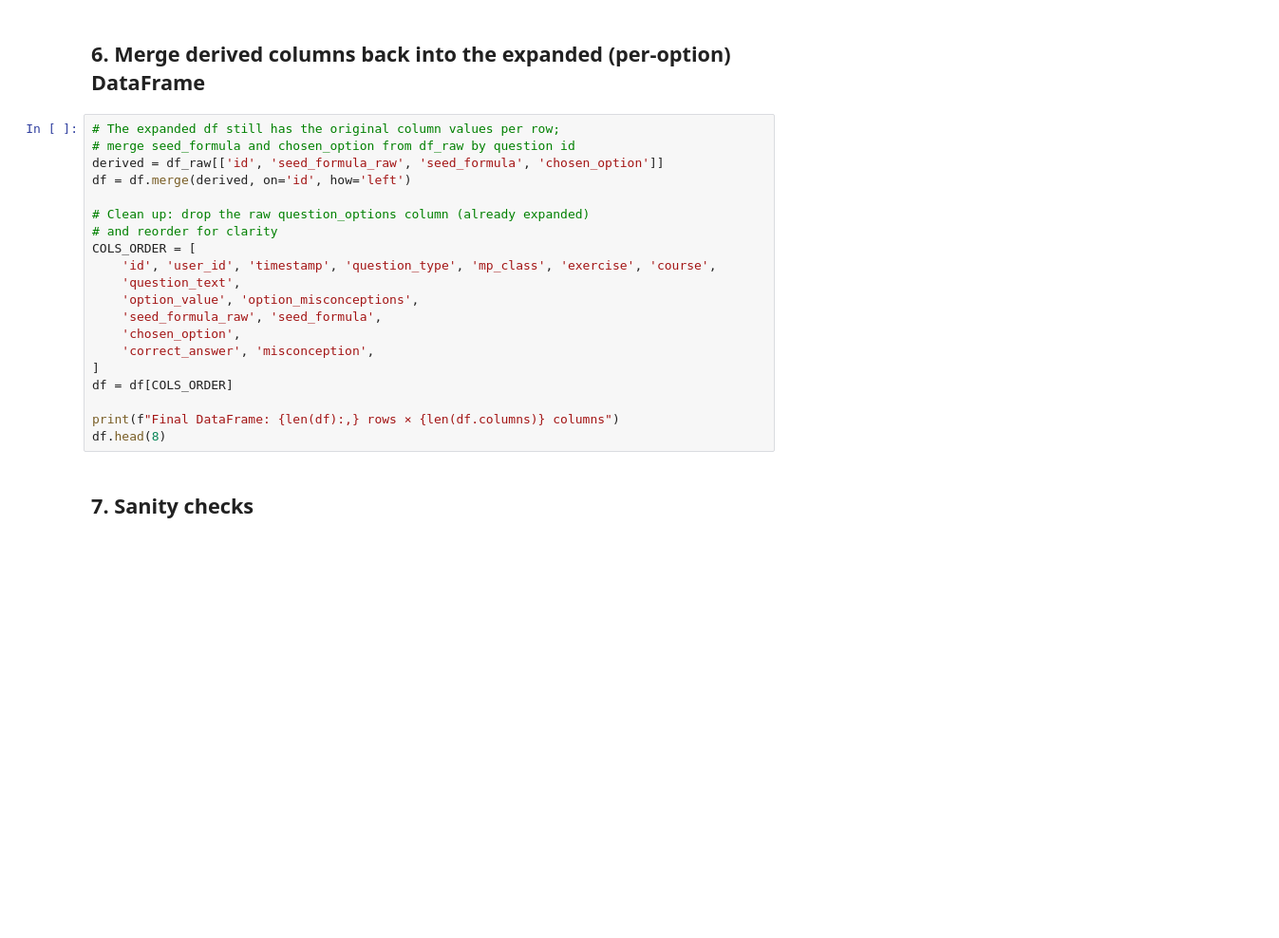
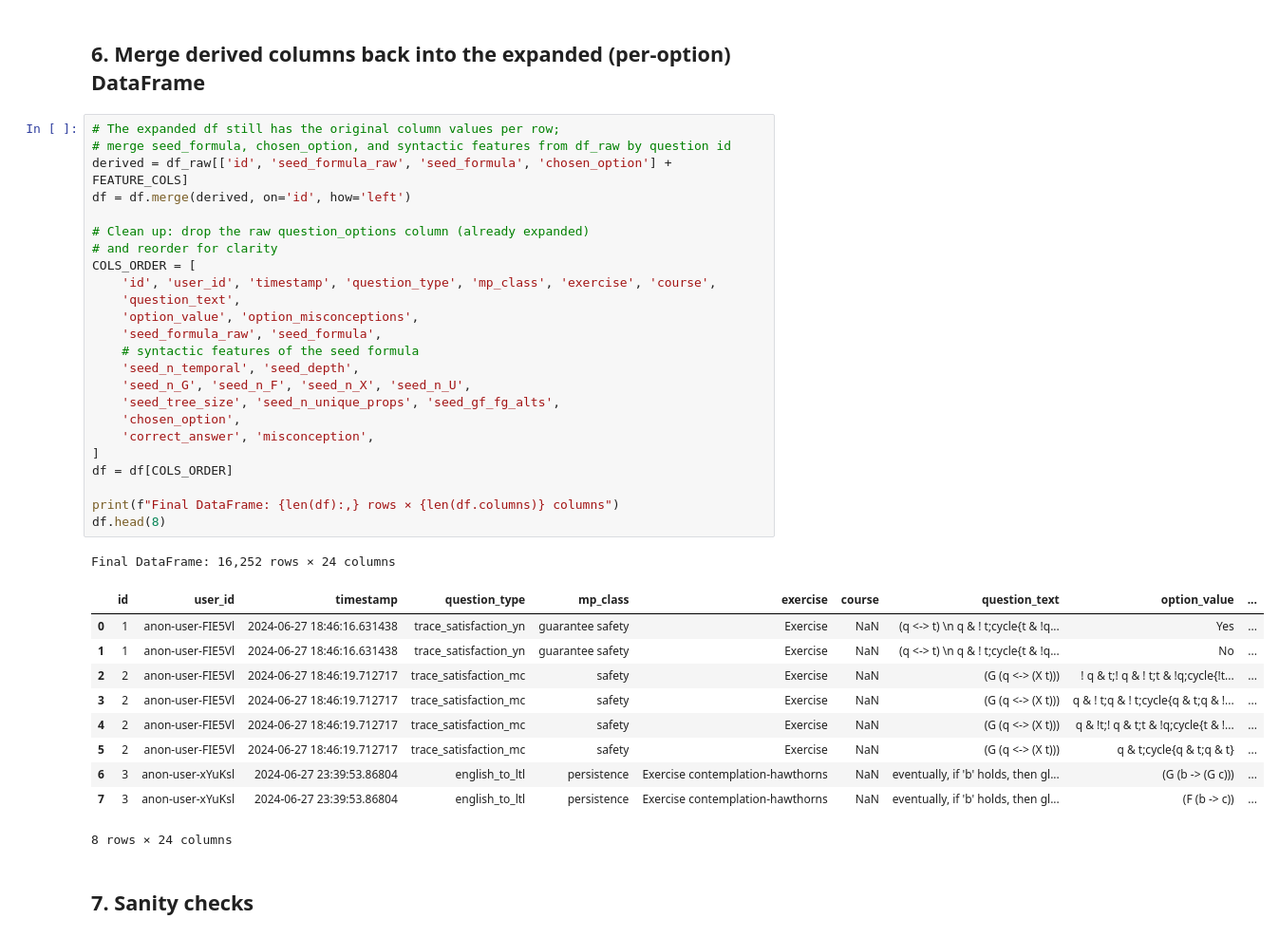
Before and after one commit to brownplt/LTLTutor, a Jupyter notebook: experiments/preprocess_responses.ipynb, the cells around one changed output. Shown at 95% size. Cells and saved outputs as stored; diff of their text form; blank space fills up the shorter version.

```diff
--- a/experiments/preprocess_responses.ipynb
+++ b/experiments/preprocess_responses.ipynb
@@ -278,24 +421,40 @@ df_raw[['id', 'question_type', 'correct_answer', 'misconception', 'chosen_option
 ## 6. Merge derived columns back into the expanded (per-option) DataFrame
 # %%
 # The expanded df still has the original column values per row;
-# merge seed_formula and chosen_option from df_raw by question id
-derived = df_raw[['id', 'seed_formula_raw', 'seed_formula', 'chosen_option']]
+# merge seed_formula, chosen_option, and syntactic features from df_raw by question id
+derived = df_raw[['id', 'seed_formula_raw', 'seed_formula', 'chosen_option'] + FEATURE_COLS]
 df = df.merge(derived, on='id', how='left')
 
 # Clean up: drop the raw question_options column (already expanded)
 # and reorder for clarity
 COLS_ORDER = [
     'id', 'user_id', 'timestamp', 'question_type', 'mp_class', 'exercise', 'course',
     'question_text',
     'option_value', 'option_misconceptions',
     'seed_formula_raw', 'seed_formula',
+    # syntactic features of the seed formula
+    'seed_n_temporal', 'seed_depth',
+    'seed_n_G', 'seed_n_F', 'seed_n_X', 'seed_n_U',
+    'seed_tree_size', 'seed_n_unique_props', 'seed_gf_fg_alts',
     'chosen_option',
     'correct_answer', 'misconception',
 ]
 df = df[COLS_ORDER]
 
 print(f"Final DataFrame: {len(df):,} rows × {len(df.columns)} columns")
 df.head(8)
+# %% [output]
+Final DataFrame: 16,252 rows × 24 columns
+|  | id | user_id | timestamp | question_type | mp_class | exercise | course | question_text | option_value | ... |
+| 0 | 1 | anon-user-FIE5Vl | 2024-06-27 18:46:16.631438 | trace_satisfaction_yn | guarantee safety | Exercise | NaN | (q <-> t) \n q & ! t;cycle{t & !q... | Yes | ... |
+| 1 | 1 | anon-user-FIE5Vl | 2024-06-27 18:46:16.631438 | trace_satisfaction_yn | guarantee safety | Exercise | NaN | (q <-> t) \n q & ! t;cycle{t & !q... | No | ... |
+| 2 | 2 | anon-user-FIE5Vl | 2024-06-27 18:46:19.712717 | trace_satisfaction_mc | safety | Exercise | NaN | (G (q <-> (X t))) | ! q & t;! q & ! t;t & !q;cycle{!t... | ... |
+| 3 | 2 | anon-user-FIE5Vl | 2024-06-27 18:46:19.712717 | trace_satisfaction_mc | safety | Exercise | NaN | (G (q <-> (X t))) | q & ! t;q & ! t;cycle{q & t;q & !... | ... |
+| 4 | 2 | anon-user-FIE5Vl | 2024-06-27 18:46:19.712717 | trace_satisfaction_mc | safety | Exercise | NaN | (G (q <-> (X t))) | q & !t;! q & t;t & !q;cycle{t & !... | ... |
+| 5 | 2 | anon-user-FIE5Vl | 2024-06-27 18:46:19.712717 | trace_satisfaction_mc | safety | Exercise | NaN | (G (q <-> (X t))) | q & t;cycle{q & t;q & t} | ... |
+| 6 | 3 | anon-user-xYuKsl | 2024-06-27 23:39:53.86804 | english_to_ltl | persistence | Exercise contemplation-hawthorns | NaN | eventually, if 'b' holds, then gl... | (G (b -> (G c))) | ... |
+| 7 | 3 | anon-user-xYuKsl | 2024-06-27 23:39:53.86804 | english_to_ltl | persistence | Exercise contemplation-hawthorns | NaN | eventually, if 'b' holds, then gl... | (F (b -> c)) | ... |
+8 rows × 24 columns
 # %% [markdown]
 ## 7. Sanity checks
 # %%
```
Also changed, not shown: parts of 8 cells of this notebook, 1 other file.
